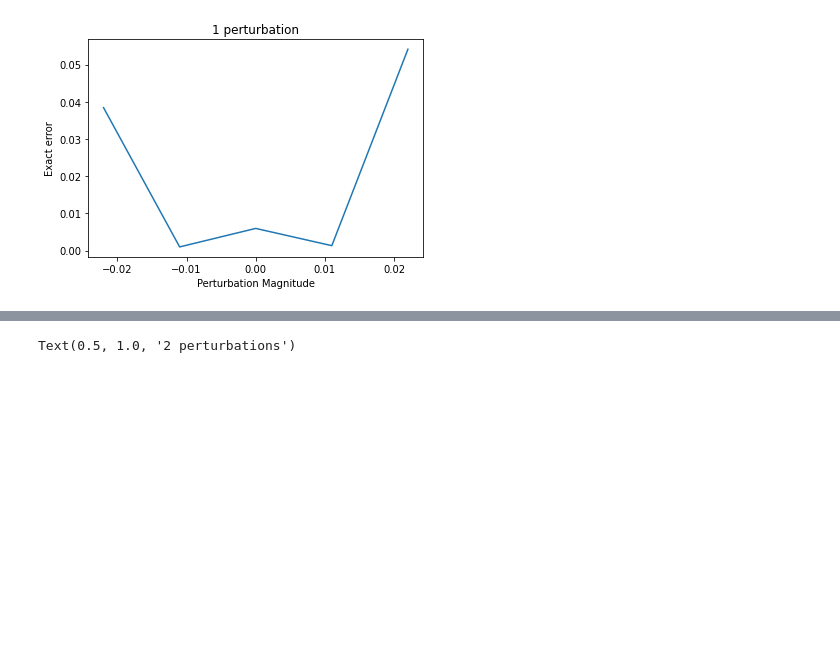
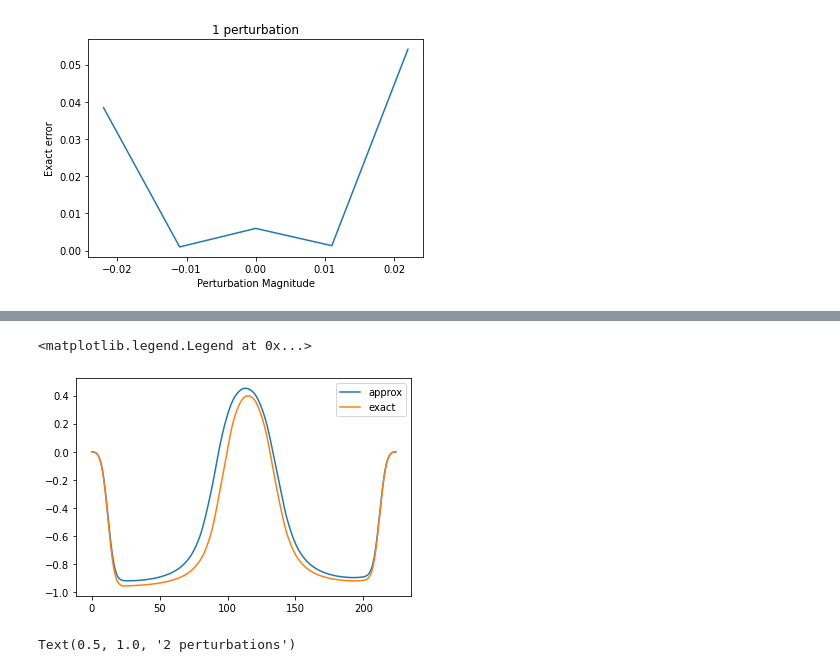
Before and after one commit to DanPuzzuoli/multivariable_dyson_magnus, a Jupyter notebook: magnus_qoc.ipynb, the cells around one changed output, grey strips where cells are left out. Cells and saved outputs as stored; diff of their text form; code cells hidden in the pictures; blank space fills up the shorter version.

```diff
--- a/magnus_qoc.ipynb
+++ b/magnus_qoc.ipynb
@@ -2343,3 +2409,10 @@ Total time taken: 74.48122596740723
+# %%
+plt.plot(r1_0[:,1],label='approx')
+plt.plot(r1_1[:,1],label='exact')
+plt.legend()
+# %% [output]
+<matplotlib.legend.Legend at 0x...>
+[figure, added]
 # %%
 exact_err1 = point_obj1(result1.x, p0_vals, p1_vals, out = 1)
 # %%
```
Also changed, not shown: parts of 8 cells of this notebook.
